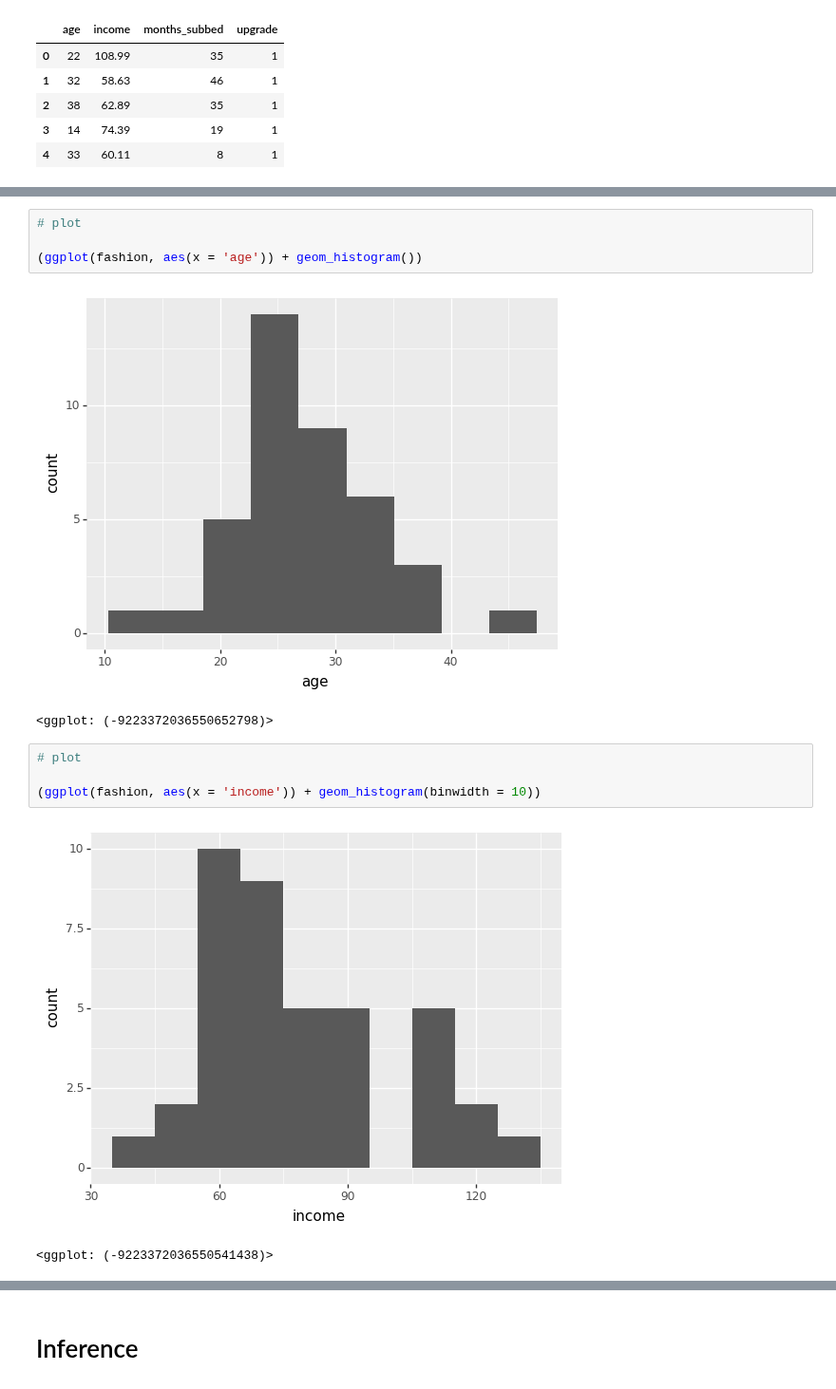
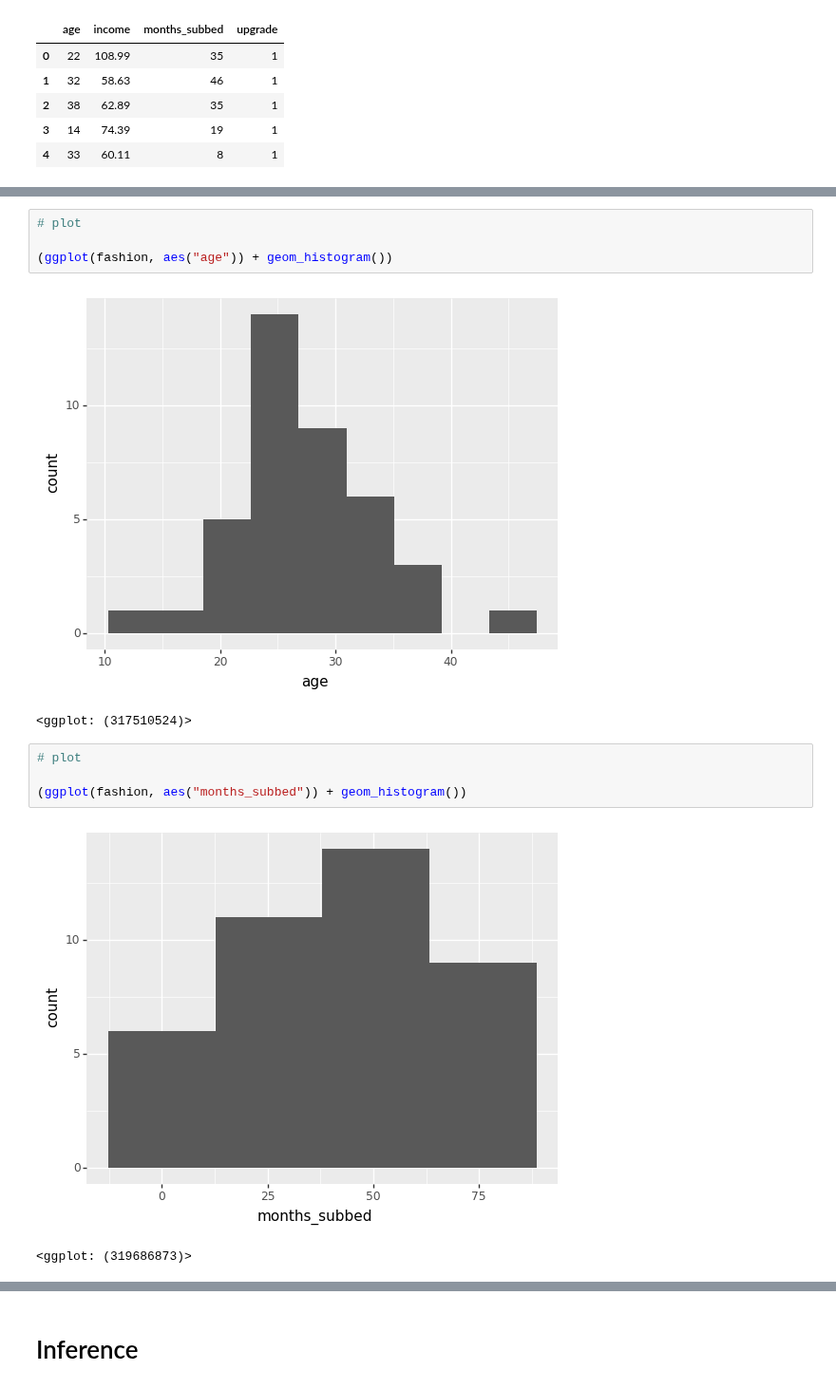
Before and after one commit to chelseaparlett/CPSC392ParlettPelleriti, a Jupyter notebook: InClass/SlidesAndMaterials/Materials/Class9_Blank.ipynb, the cells around one changed output, grey strips where cells are left out. Shown at 95% size. Cells and saved outputs as stored; diff of their text form.

```diff
--- a/InClass/SlidesAndMaterials/Materials/Class9_Blank.ipynb
+++ b/InClass/SlidesAndMaterials/Materials/Class9_Blank.ipynb
@@ -25,16 +32,16 @@ fashion.head() #examine
 # %%
 # plot
 
-(ggplot(fashion, aes(x = 'age')) + geom_histogram())
+(ggplot(fashion, aes("age")) + geom_histogram())
 # %% [output]
 [figure]
-<ggplot: (-9223372036550652798)>
+<ggplot: (317510524)>
 # %%
 # plot
 
-(ggplot(fashion, aes(x = 'income')) + geom_histogram(binwidth = 10))
+(ggplot(fashion, aes("months_subbed")) + geom_histogram())
 # %% [output]
-[figure, old version]
+[figure, new version]
-<ggplot: (-9223372036550541438)>
+<ggplot: (319686873)>
 # %%
 # plot
```
Also changed, not shown: parts of 19 cells of this notebook, 4 other files.
